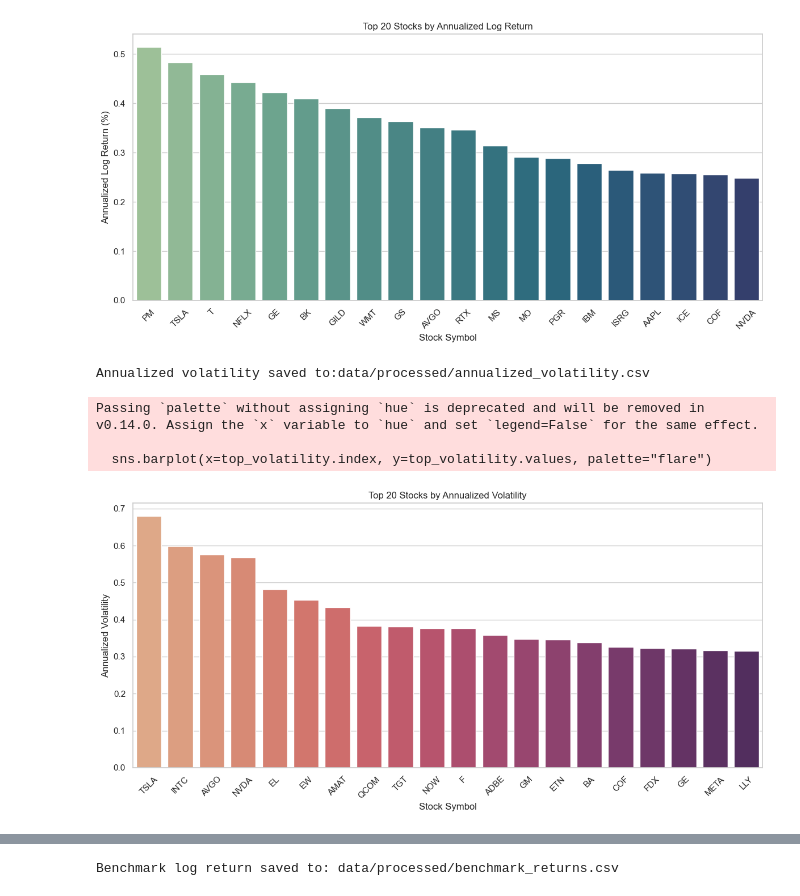
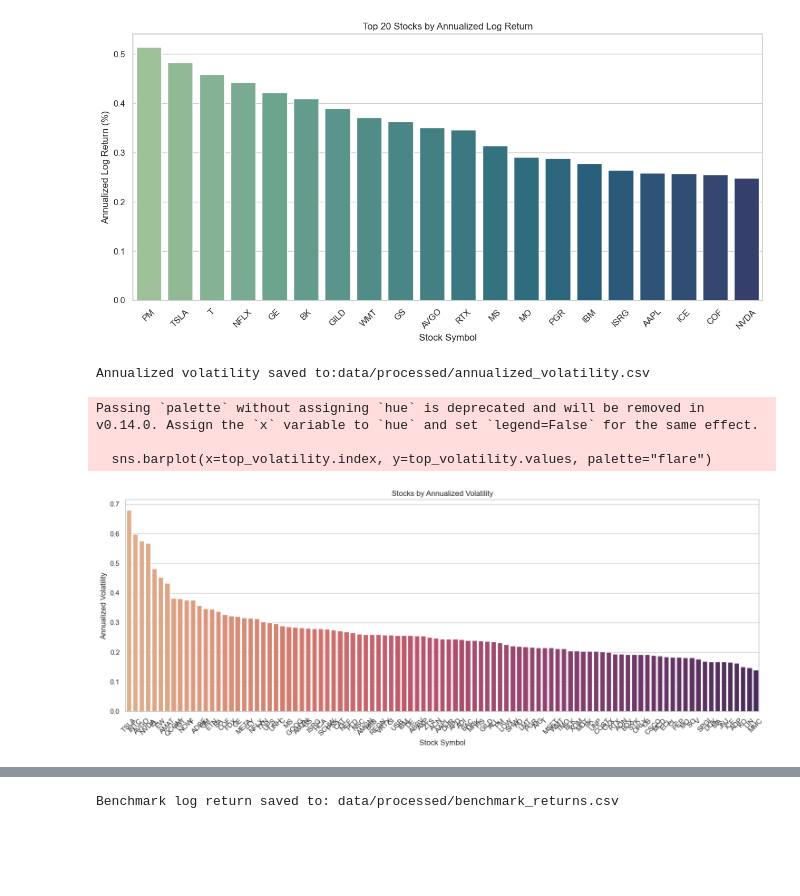
Before and after one commit to HaiYanHUHU/sp100-optimizer, a Jupyter notebook: exploratory_analysis.ipynb, the cells around one changed output, grey strips where cells are left out. Cells and saved outputs as stored; diff of their text form; code cells hidden in the pictures; blank space fills up the shorter version.

```diff
--- a/exploratory_analysis.ipynb
+++ b/exploratory_analysis.ipynb
@@ -113,35 +113,35 @@ Passing `palette` without assigning `hue` is deprecated and will be removed in v
 # %%
 # Volatility Analysis
 # The standard deviation of the log return for each stock
 volatility = df.groupby("symbol")["log_return"].std()
 
 # annualized volatility = std * sqrt(252)
 annualized_volatility = volatility * np.sqrt(252)
 
 #
-top_volatility = annualized_volatility.sort_values(ascending=False)[:20]
+top_volatility = annualized_volatility.sort_values(ascending=False)[:99]
 
 # save CSV
 vol_path = "data/processed/annualized_volatility.csv"
 os.makedirs(os.path.dirname(vol_path), exist_ok=True)
 top_volatility.to_csv(vol_path)
 print(f"Annualized volatility saved to:{vol_path}")
 
 #
-plt.figure(figsize=(12, 6))
+plt.figure(figsize=(15, 6))
 sns.barplot(x=top_volatility.index, y=top_volatility.values, palette="flare")
-plt.title("Top 20 Stocks by Annualized Volatility")
+plt.title("Stocks by Annualized Volatility")
 plt.ylabel("Annualized Volatility")
 plt.xlabel("Stock Symbol")
 plt.xticks(rotation=45)
 plt.tight_layout()
 plt.show()
 # %% [output]
 Annualized volatility saved to:data/processed/annualized_volatility.csv
 Passing `palette` without assigning `hue` is deprecated and will be removed in v0.14.0. Assign the `x` variable to `hue` and set `legend=False` for the same effect.
 
   sns.barplot(x=top_volatility.index, y=top_volatility.values, palette="flare")
-[figure, old version]
+[figure, new version]
 # %%
 # Sharpe-like Ratio
 # Calculate the return/risk of each stock
```
Also changed, not shown: parts of 3 cells of this notebook, 44 other files.
